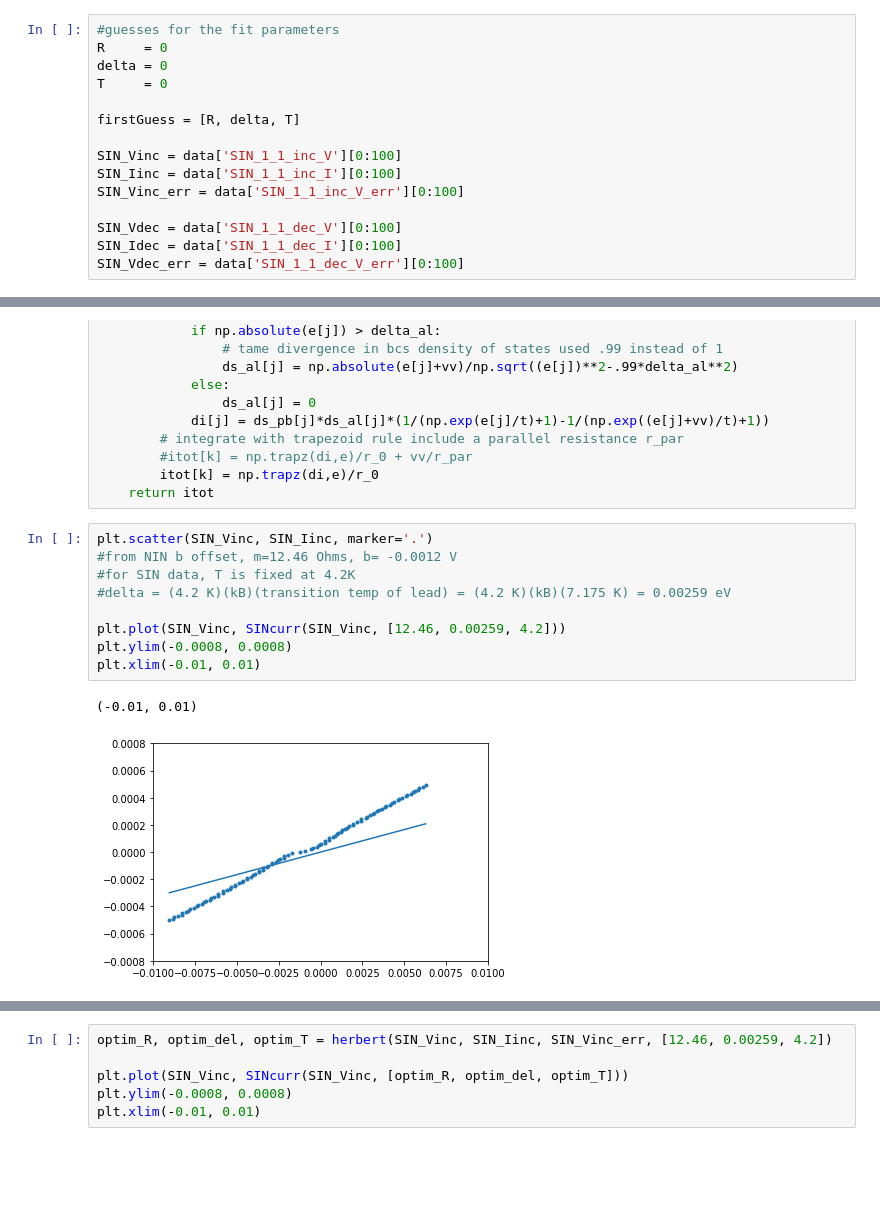
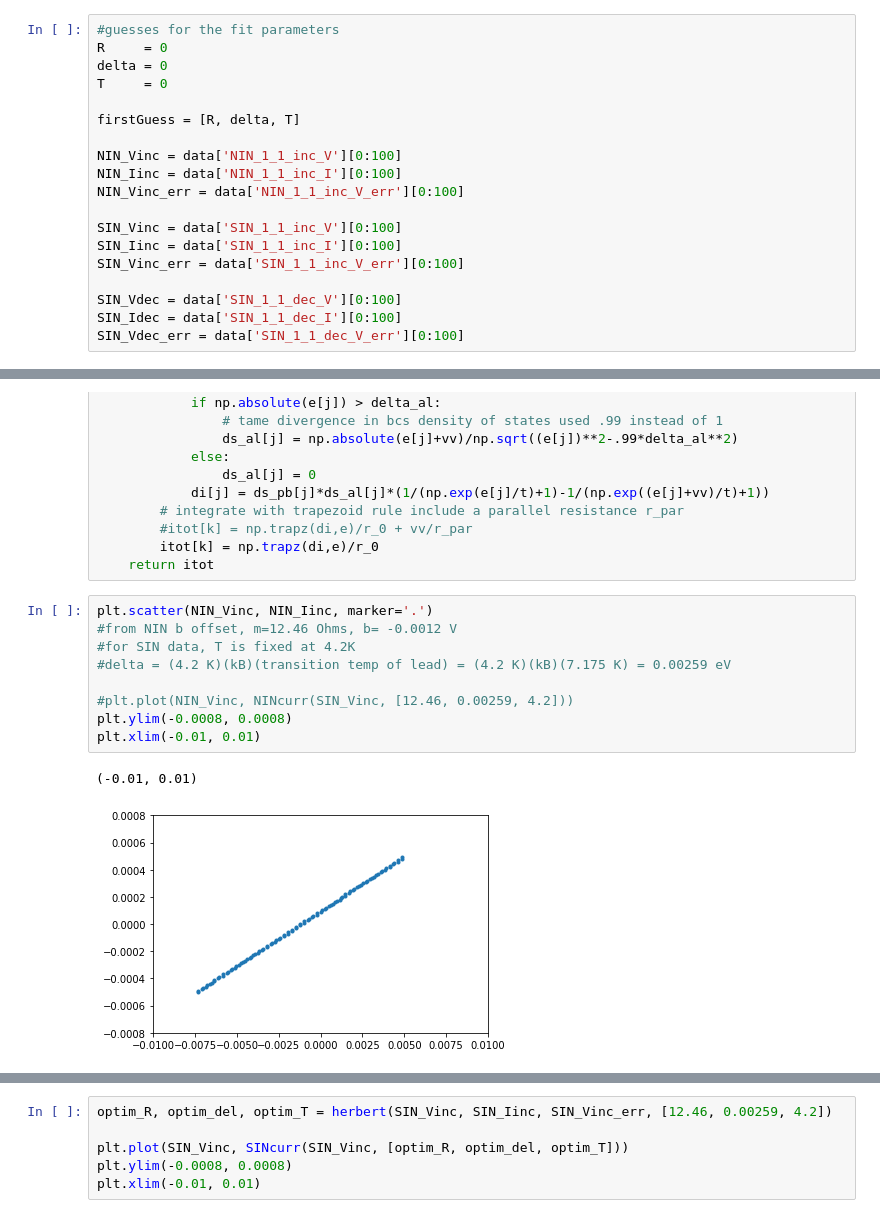
Before and after one commit to indibl99/adv_lab, a Jupyter notebook: sup_junc.ipynb, the cells around one changed output, grey strips where cells are left out. Saved outputs shown, nothing was run; the diff lists cells and outputs as text; blank space fills up the shorter version.

```diff
--- a/sup_junc.ipynb
+++ b/sup_junc.ipynb
@@ -33,6 +33,10 @@ T     = 0
 
 firstGuess = [R, delta, T]
 
+NIN_Vinc = data['NIN_1_1_inc_V'][0:100]
+NIN_Iinc = data['NIN_1_1_inc_I'][0:100]
+NIN_Vinc_err = data['NIN_1_1_inc_V_err'][0:100]
+
 SIN_Vinc = data['SIN_1_1_inc_V'][0:100]
 SIN_Iinc = data['SIN_1_1_inc_I'][0:100]
 SIN_Vinc_err = data['SIN_1_1_inc_V_err'][0:100]
@@ -133,16 +148,16 @@ def SIScurr(v, params=[]):
         itot[k] = np.trapz(di,e)/r_0
     return itot
 # %%
-plt.scatter(SIN_Vinc, SIN_Iinc, marker='.')
+plt.scatter(NIN_Vinc, NIN_Iinc, marker='.')
 #from NIN b offset, m=12.46 Ohms, b= -0.0012 V
 #for SIN data, T is fixed at 4.2K
 #delta = (4.2 K)(kB)(transition temp of lead) = (4.2 K)(kB)(7.175 K) = 0.00259 eV
 
-plt.plot(SIN_Vinc, SINcurr(SIN_Vinc, [12.46, 0.00259, 4.2]))
+#plt.plot(NIN_Vinc, NINcurr(SIN_Vinc, [12.46, 0.00259, 4.2]))
 plt.ylim(-0.0008, 0.0008)
 plt.xlim(-0.01, 0.01)
 # %% [output]
 (-0.01, 0.01)
-[figure, old version]
+[figure, new version]
 # %%
 #main method -- minimizing chi squared
```
Also changed, not shown: parts of 5 cells of this notebook.
